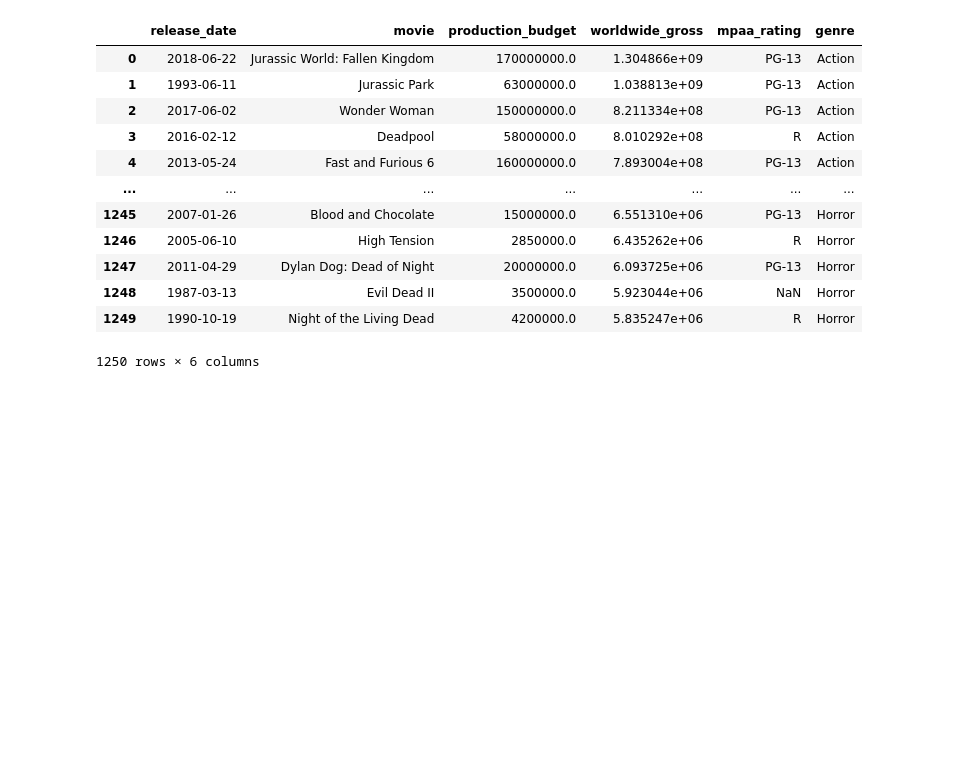
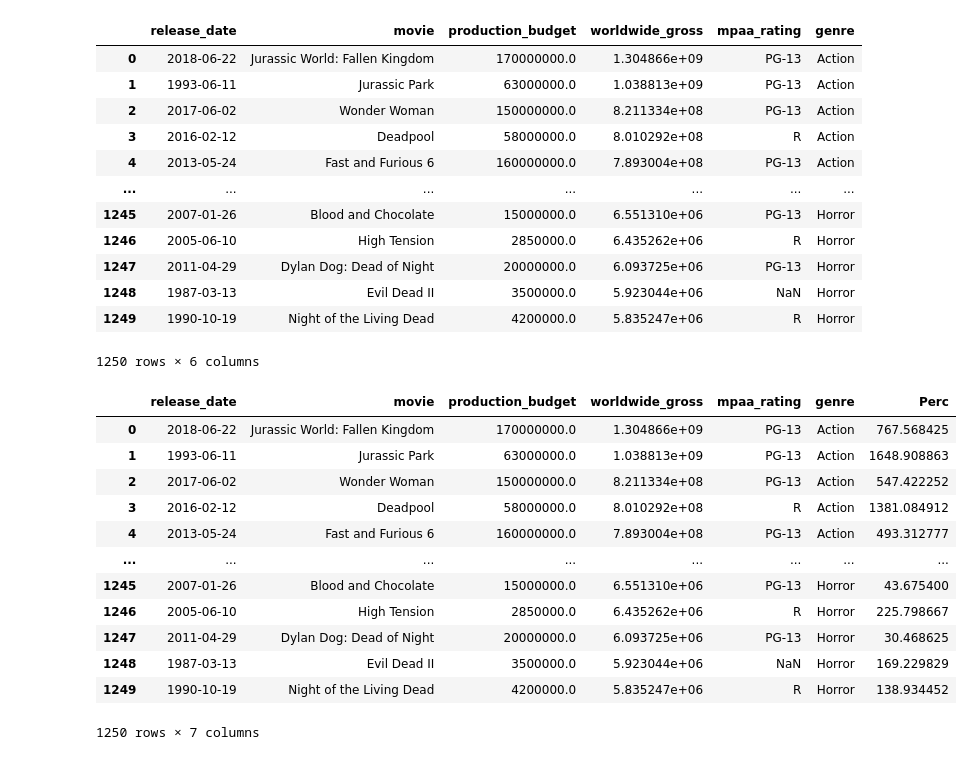
Before and after one commit to EandroC/HollywoodInvestments, a Jupyter notebook: Untitled.ipynb, the cells around one changed output. Drawn from its saved outputs; the diff is of its cells as text; code cells hidden in the pictures; blank space fills up the shorter version.

```diff
--- a/Untitled.ipynb
+++ b/Untitled.ipynb
@@ -135,3 +135,21 @@ amostra
 | 1248 | 1987-03-13 | Evil Dead II | 3500000.0 | 5.923044e+06 | NaN | Horror |
 | 1249 | 1990-10-19 | Night of the Living Dead | 4200000.0 | 5.835247e+06 | R | Horror |
 1250 rows × 6 columns
+# %%
+amostra['Perc'] = (amostra['worldwide_gross'] / amostra['production_budget']) *100
+
+amostra
+# %% [output]
+|  | release_date | movie | production_budget | worldwide_gross | mpaa_rating | genre | Perc |
+| 0 | 2018-06-22 | Jurassic World: Fallen Kingdom | 170000000.0 | 1.304866e+09 | PG-13 | Action | 767.568425 |
+| 1 | 1993-06-11 | Jurassic Park | 63000000.0 | 1.038813e+09 | PG-13 | Action | 1648.908863 |
+| 2 | 2017-06-02 | Wonder Woman | 150000000.0 | 8.211334e+08 | PG-13 | Action | 547.422252 |
+| 3 | 2016-02-12 | Deadpool | 58000000.0 | 8.010292e+08 | R | Action | 1381.084912 |
+| 4 | 2013-05-24 | Fast and Furious 6 | 160000000.0 | 7.893004e+08 | PG-13 | Action | 493.312777 |
+| ... | ... | ... | ... | ... | ... | ... | ... |
+| 1245 | 2007-01-26 | Blood and Chocolate | 15000000.0 | 6.551310e+06 | PG-13 | Horror | 43.675400 |
+| 1246 | 2005-06-10 | High Tension | 2850000.0 | 6.435262e+06 | R | Horror | 225.798667 |
+| 1247 | 2011-04-29 | Dylan Dog: Dead of Night | 20000000.0 | 6.093725e+06 | PG-13 | Horror | 30.468625 |
+| 1248 | 1987-03-13 | Evil Dead II | 3500000.0 | 5.923044e+06 | NaN | Horror | 169.229829 |
+| 1249 | 1990-10-19 | Night of the Living Dead | 4200000.0 | 5.835247e+06 | R | Horror | 138.934452 |
+1250 rows × 7 columns
```
